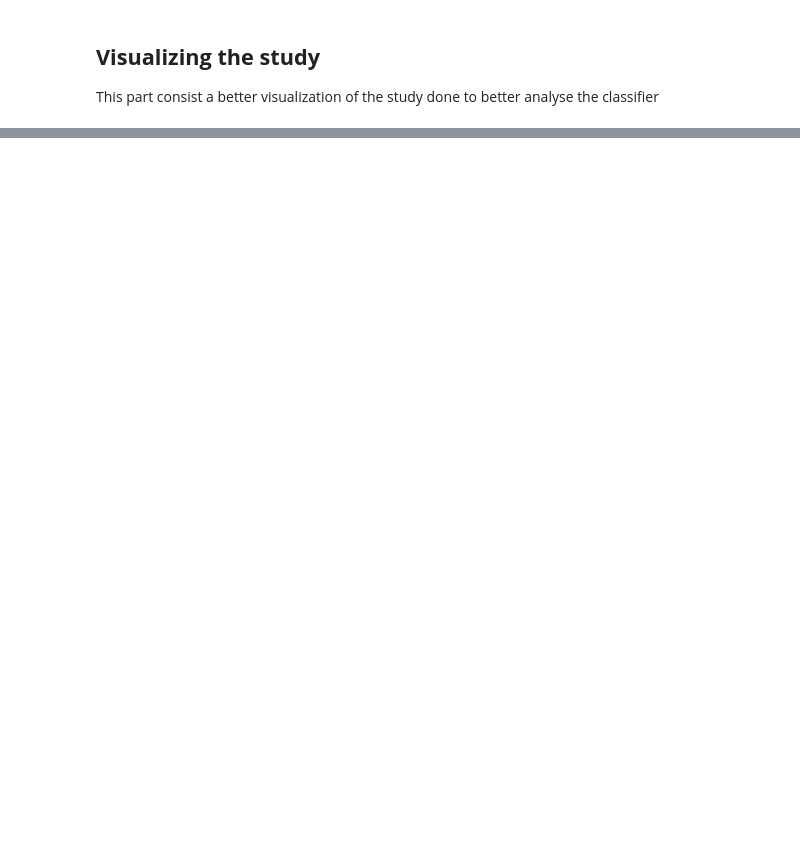
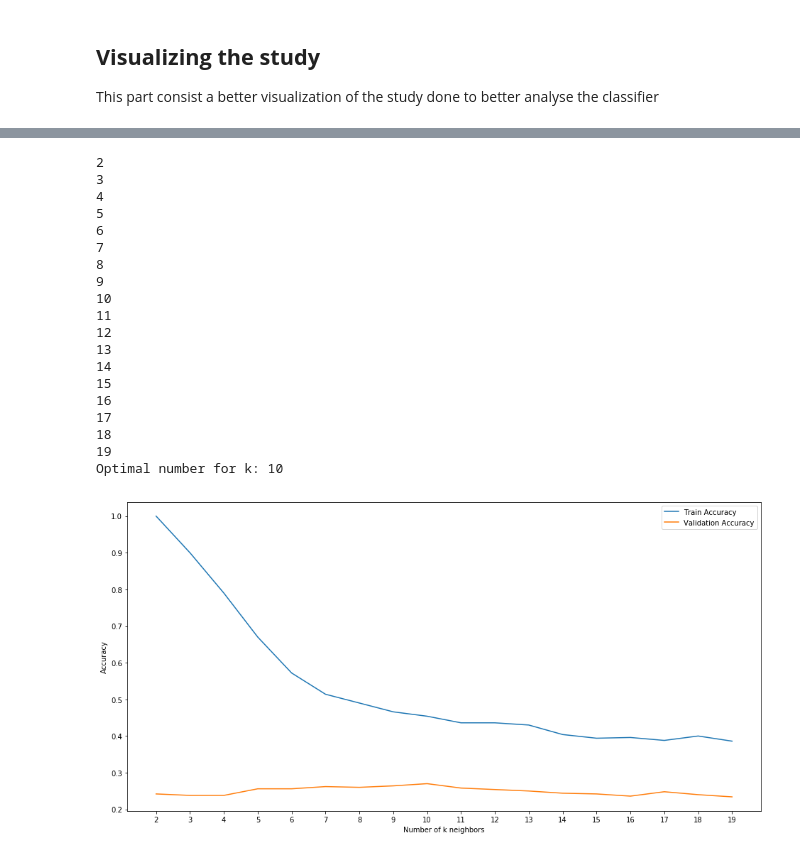
Before and after one commit to fabiomorooka/Letter-Identification, a Jupyter notebook: created_knn/main.ipynb, the cells around one changed output, grey strips where cells are left out. Saved outputs shown, nothing was run; the diff lists cells and outputs as text; code cells hidden in the pictures; blank space fills up the shorter version.

```diff
--- a/created_knn/main.ipynb
+++ b/created_knn/main.ipynb
@@ -213,7 +219,10 @@ This part consist on making a study of the hyperparameters of the KNN model
 # %%
 # Model training and accuracy computation for different k values
 
-def tuning_parameter_new_knn(start_value, end_value):
+N = 500 # Since the dataset has a lot of values and we do not have powerfull computers, we reduced the
+        # number of values used in the classification
+
+def tuning_parameter_new_knn(start_value, end_value, norm):
     values = [i for i in range(start_value, end_value)]
     accs_train = []
     accs_validation  = []
@@ -225,11 +234,11 @@ def tuning_parameter_new_knn(start_value, end_value):
         prediction_train = []
         prediction_validation = []
 
-        prediction_train = knn.k_nearest_neighbors(X_train, X_train, neighbors, 'l2')
-        accs_train.append(accuracy_score(Y_train, prediction_train))
+        prediction_train = knn.k_nearest_neighbors(train_array[0:N], train_array[0:N], neighbors, norm)
+        accs_train.append(accuracy_score(Y_train[0:N], prediction_train))
 
-        prediction_validation = knn.k_nearest_neighbors(X_train, X_validation, neighbors, 'l2')
-        accs_validation.append(accuracy_score(Y_validation, prediction_validation))
+        prediction_validation = knn.k_nearest_neighbors(train_array[0:N], validation_array[0:N], neighbors, norm)
+        accs_validation.append(accuracy_score(Y_validation[0:N], prediction_validation))
 
     plt.figure(figsize=(16, 8))
 
@@ -268,0 +255,26 @@ Wall time: 1min 51s
+# %%
+%%time
+
+# In this study we set the norm as L2 and study the influence of the number of neighbors in the classifier
+tuning_parameter_new_knn(2, 20, 'l2')
+# %% [output]
+2
+3
+4
+5
+6
+7
+8
+9
+10
+11
+12
+13
+14
+15
+16
+17
+18
+19
+Optimal number for k: 10
+[figure, added]
```
Also changed, not shown: parts of 29 cells of this notebook, 15 other files.
